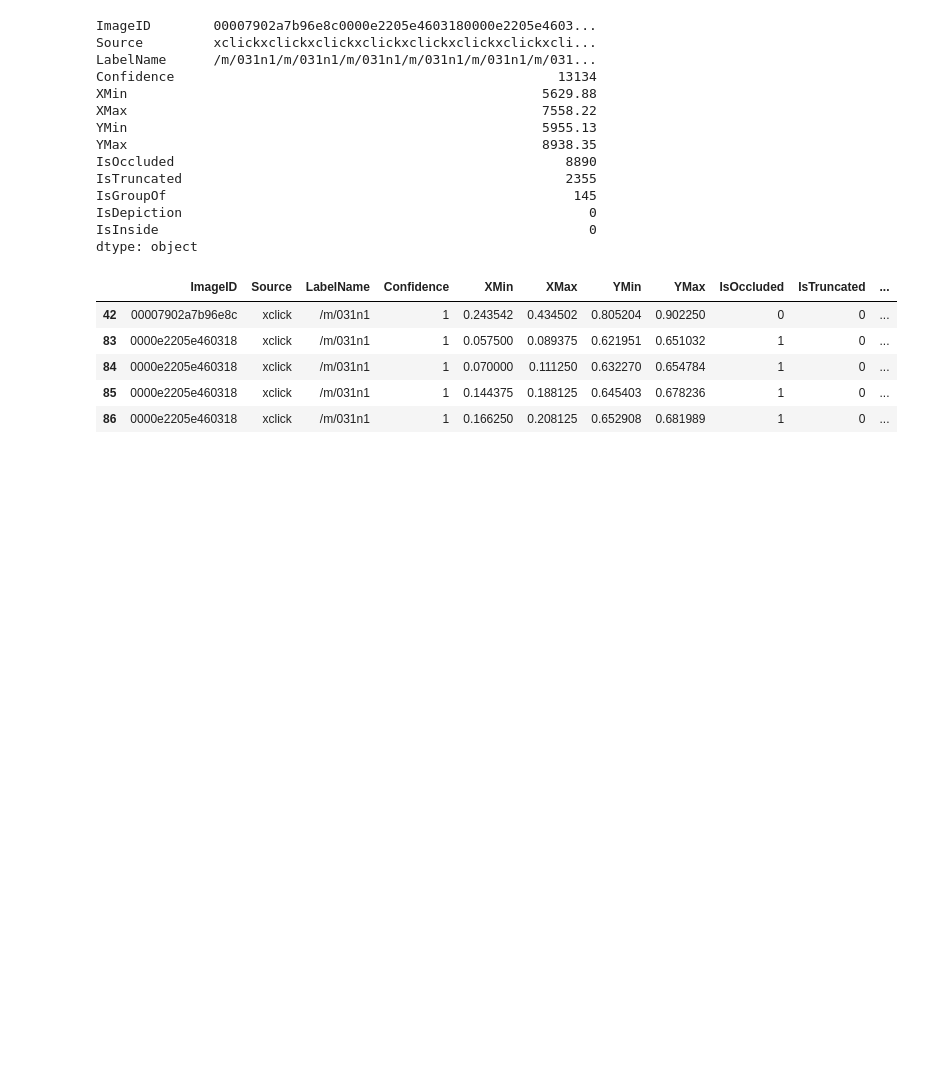
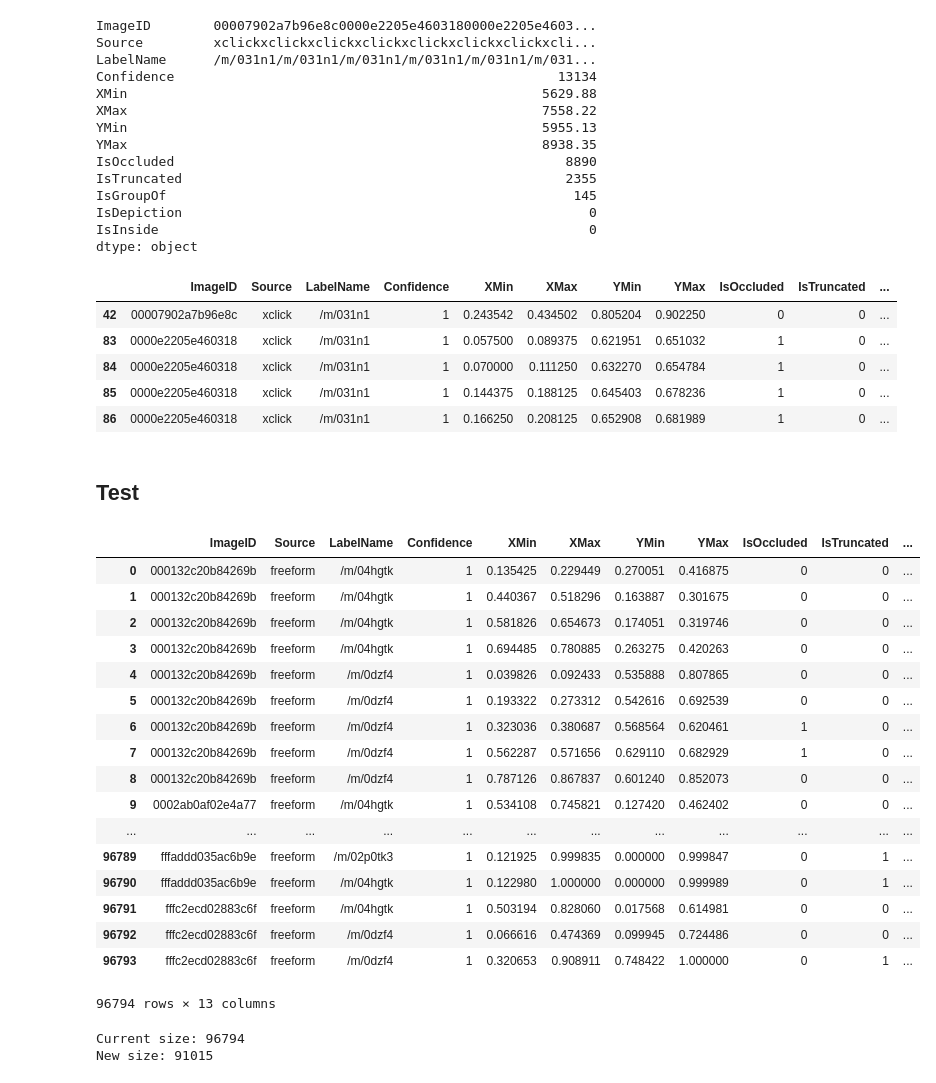
Before and after one commit to sysaster/dataset, a Jupyter notebook: notebooks/Downlod dataset.ipynb, the cells around one changed output. Saved outputs shown, nothing was run; the diff lists cells and outputs as text; code cells hidden in the pictures; blank space fills up the shorter version.

Commit message:
Include test dataset

```diff
--- a/notebooks/Downlod dataset.ipynb
+++ b/notebooks/Downlod dataset.ipynb
@@ -273,3 +273,37 @@ final_dataset.head()
 | 86 | 0000e2205e460318 | xclick | /m/031n1 | 1 | 0.166250 | 0.208125 | 0.652908 | 0.681989 | 1 | 0 | ... |
 # %%
 final_dataset.to_csv('../data/train-annotations-bbox.csv', header=False, index = False)
+# %% [markdown]
+## Test
+# %%
+test_annotations = pd.read_csv('/tmp/dataset/new-test-annotations-bbox.csv')
+test_annotations.head()
+# %% [output]
+|  | ImageID | Source | LabelName | Confidence | XMin | XMax | YMin | YMax | IsOccluded | IsTruncated | ... |
+| 0 | 000132c20b84269b | freeform | /m/04hgtk | 1 | 0.135425 | 0.229449 | 0.270051 | 0.416875 | 0 | 0 | ... |
+| 1 | 000132c20b84269b | freeform | /m/04hgtk | 1 | 0.440367 | 0.518296 | 0.163887 | 0.301675 | 0 | 0 | ... |
+| 2 | 000132c20b84269b | freeform | /m/04hgtk | 1 | 0.581826 | 0.654673 | 0.174051 | 0.319746 | 0 | 0 | ... |
+| 3 | 000132c20b84269b | freeform | /m/04hgtk | 1 | 0.694485 | 0.780885 | 0.263275 | 0.420263 | 0 | 0 | ... |
+| 4 | 000132c20b84269b | freeform | /m/0dzf4 | 1 | 0.039826 | 0.092433 | 0.535888 | 0.807865 | 0 | 0 | ... |
+| 5 | 000132c20b84269b | freeform | /m/0dzf4 | 1 | 0.193322 | 0.273312 | 0.542616 | 0.692539 | 0 | 0 | ... |
+| 6 | 000132c20b84269b | freeform | /m/0dzf4 | 1 | 0.323036 | 0.380687 | 0.568564 | 0.620461 | 1 | 0 | ... |
+| 7 | 000132c20b84269b | freeform | /m/0dzf4 | 1 | 0.562287 | 0.571656 | 0.629110 | 0.682929 | 1 | 0 | ... |
+| 8 | 000132c20b84269b | freeform | /m/0dzf4 | 1 | 0.787126 | 0.867837 | 0.601240 | 0.852073 | 0 | 0 | ... |
+| 9 | 0002ab0af02e4a77 | freeform | /m/04hgtk | 1 | 0.534108 | 0.745821 | 0.127420 | 0.462402 | 0 | 0 | ... |
+| ... | ... | ... | ... | ... | ... | ... | ... | ... | ... | ... | ... |
+| 96789 | fffaddd035ac6b9e | freeform | /m/02p0tk3 | 1 | 0.121925 | 0.999835 | 0.000000 | 0.999847 | 0 | 1 | ... |
+| 96790 | fffaddd035ac6b9e | freeform | /m/04hgtk | 1 | 0.122980 | 1.000000 | 0.000000 | 0.999989 | 0 | 1 | ... |
+| 96791 | fffc2ecd02883c6f | freeform | /m/04hgtk | 1 | 0.503194 | 0.828060 | 0.017568 | 0.614981 | 0 | 0 | ... |
+| 96792 | fffc2ecd02883c6f | freeform | /m/0dzf4 | 1 | 0.066616 | 0.474369 | 0.099945 | 0.724486 | 0 | 0 | ... |
+| 96793 | fffc2ecd02883c6f | freeform | /m/0dzf4 | 1 | 0.320653 | 0.908911 | 0.748422 | 1.000000 | 0 | 1 | ... |
+96794 rows × 13 columns
+# %%
+print("Current size:", len(test_annotations))
+
+test_annotations = test_annotations[ test_annotations.IsDepiction == 0 ]
+test_annotations = test_annotations[ test_annotations.IsInside == 0 ]
+
+print("New size:", len(test_annotations))
+# %% [output]
+Current size: 96794
+New size: 91015
```
Also changed, not shown: parts of 9 cells of this notebook, 1 other file.
